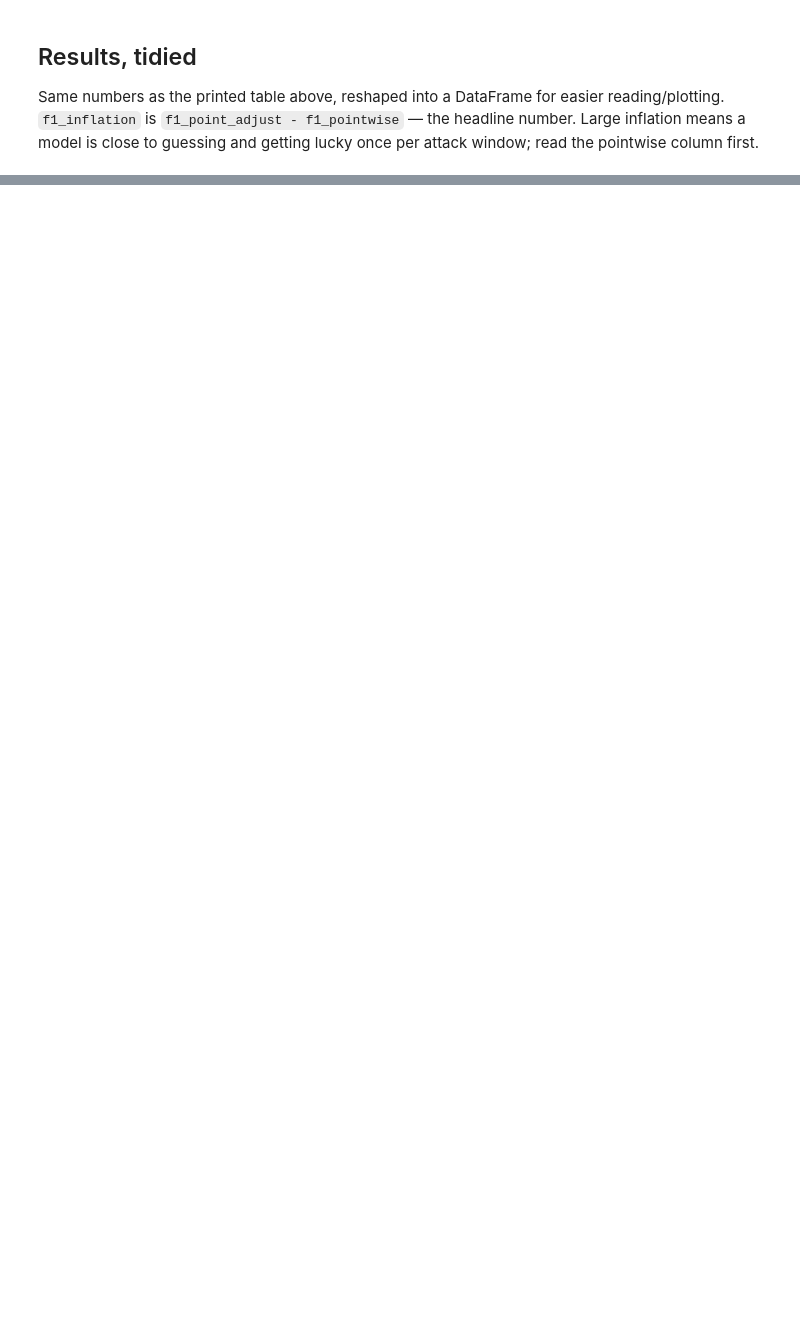
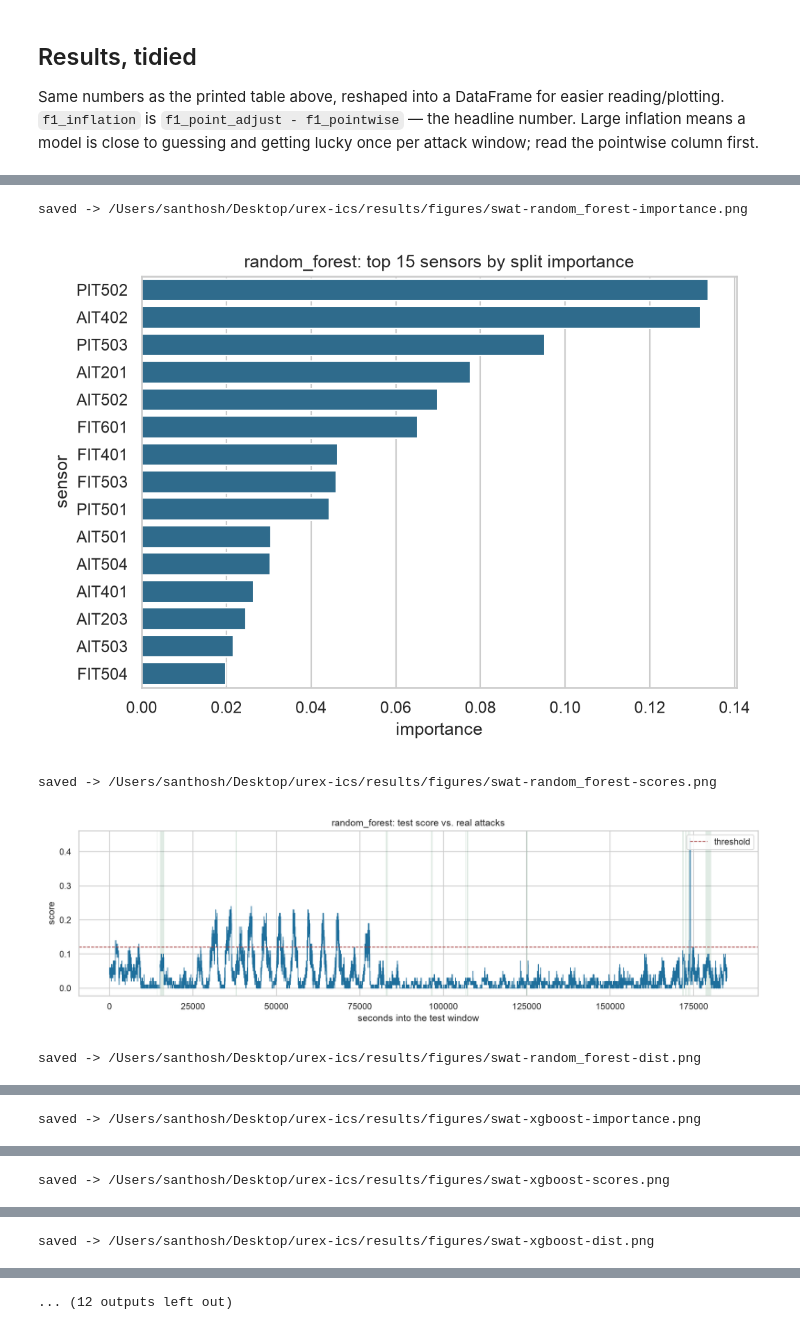
Before and after one commit to santhosh2475/urex-ics, a Jupyter notebook: notebooks/benchmark.ipynb, the cells around one changed output, grey strips where cells are left out. Cells and saved outputs as stored; diff of their text form; code cells hidden in the pictures; blank space fills up the shorter version.

```diff
--- a/notebooks/benchmark.ipynb
+++ b/notebooks/benchmark.ipynb
@@ -288,0 +354,13 @@ summary
+# %%
+from experiment import fit_and_score
+
+DIAG_MODELS = ["random_forest", "xgboost", "lstm_ae", "cnn_classifier"]
+
+diag_detectors, diag_thresholds, diag_scores = {}, {}, {}
+for name in DIAG_MODELS:
+    print(f"--- {name} ---")
+    detector = REGISTRY[name]()
+    threshold, test_scores = fit_and_score(split, detector)
+    diag_detectors[name] = detector
+    diag_thresholds[name] = threshold
+    diag_scores[name] = test_scores
@@ -288,0 +385,40 @@ summary
+# %%
+from visualize import (
+    plot_feature_importance, plot_loss_curve,
+    plot_score_timeline, plot_score_distribution,
+)
+
+for name in DIAG_MODELS:
+    detector = diag_detectors[name]
+    scores = diag_scores[name]
+    threshold = diag_thresholds[name]
+
+    if hasattr(getattr(detector, "model", None), "feature_importances_"):
+        p = fig_dir / f"{DATASET}-{name}-importance.png"
+        plot_feature_importance(detector, split.feature_names, p)
+        display(Image(filename=str(p)))
+
+    if getattr(detector, "loss_history", None):
+        p = fig_dir / f"{DATASET}-{name}-loss.png"
+        plot_loss_curve(detector, p)
+        display(Image(filename=str(p)))
+
+    p = fig_dir / f"{DATASET}-{name}-scores.png"
+    plot_score_timeline(
+        split.y_test, scores, threshold, p,
+        f"{detector.name}: test score vs. real attacks",
+    )
+    display(Image(filename=str(p)))
+
+    p = fig_dir / f"{DATASET}-{name}-dist.png"
+    plot_score_distribution(
+        split.y_test, scores, p,
+        f"{detector.name}: does the score separate normal from attack?",
+    )
+    display(Image(filename=str(p)))
+# %% [output]
+saved -> /Users/santhosh/Desktop/urex-ics/results/figures/swat-random_forest-importance.png
+[figure, added]
+saved -> /Users/santhosh/Desktop/urex-ics/results/figures/swat-random_forest-scores.png
+[figure, added]
+saved -> /Users/santhosh/Desktop/urex-ics/results/figures/swat-random_forest-dist.png
@@ -288,0 +426 @@ summary
+saved -> /Users/santhosh/Desktop/urex-ics/results/figures/swat-xgboost-importance.png
@@ -288,0 +428 @@ summary
+saved -> /Users/santhosh/Desktop/urex-ics/results/figures/swat-xgboost-scores.png
@@ -288,0 +430 @@ summary
+saved -> /Users/santhosh/Desktop/urex-ics/results/figures/swat-xgboost-dist.png
@@ -288,0 +432 @@ summary
+... (12 outputs left out)
```
Also changed, not shown: parts of 25 cells of this notebook.
